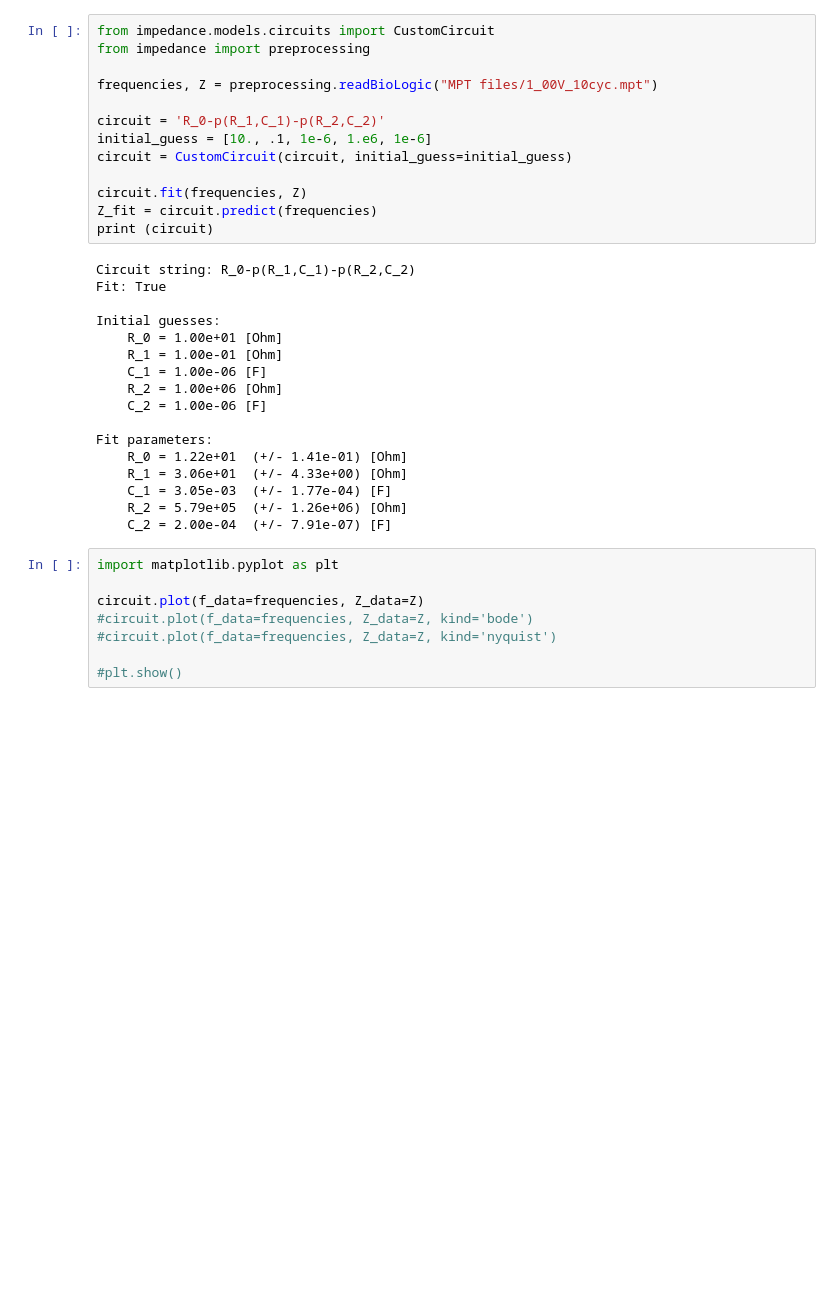
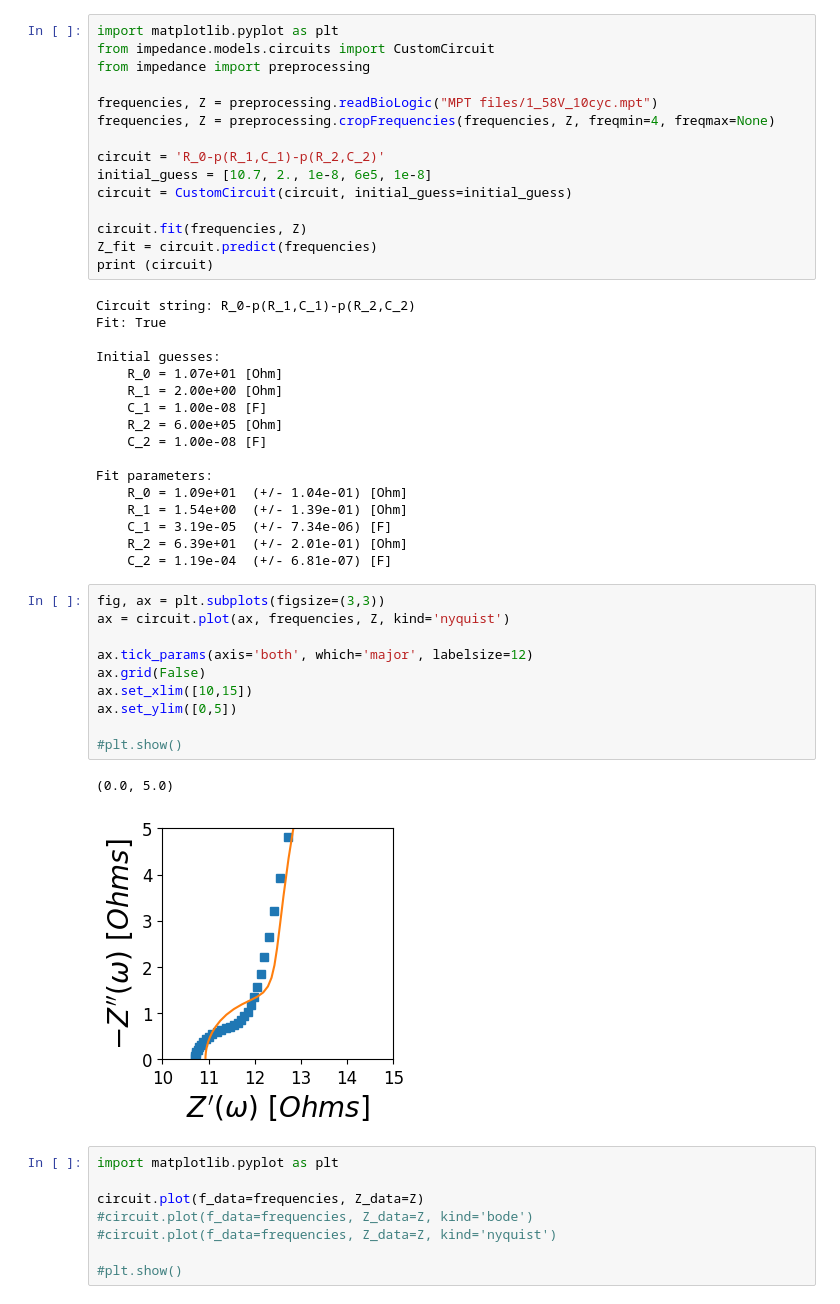
Before and after one commit to raulgarciadiez/EIS_HIROF, a Jupyter notebook: Impedance_test.ipynb, the cells around one changed output. Saved outputs shown, nothing was run; the diff lists cells and outputs as text; blank space fills up the shorter version.

```diff
--- a/Impedance_test.ipynb
+++ b/Impedance_test.ipynb
@@ -1,11 +1,13 @@
 # %%
+import matplotlib.pyplot as plt
 from impedance.models.circuits import CustomCircuit
 from impedance import preprocessing
 
-frequencies, Z = preprocessing.readBioLogic("MPT files/1_00V_10cyc.mpt")
+frequencies, Z = preprocessing.readBioLogic("MPT files/1_58V_10cyc.mpt")
+frequencies, Z = preprocessing.cropFrequencies(frequencies, Z, freqmin=4, freqmax=None)
 
 circuit = 'R_0-p(R_1,C_1)-p(R_2,C_2)'
-initial_guess = [10., .1, 1e-6, 1.e6, 1e-6]
+initial_guess = [10.7, 2., 1e-8, 6e5, 1e-8]
 circuit = CustomCircuit(circuit, initial_guess=initial_guess)
 
 circuit.fit(frequencies, Z)
@@ -16,18 +18,31 @@ Circuit string: R_0-p(R_1,C_1)-p(R_2,C_2)
 Fit: True
 
 Initial guesses:
-    R_0 = 1.00e+01 [Ohm]
-    R_1 = 1.00e-01 [Ohm]
-    C_1 = 1.00e-06 [F]
-    R_2 = 1.00e+06 [Ohm]
-    C_2 = 1.00e-06 [F]
+    R_0 = 1.07e+01 [Ohm]
+    R_1 = 2.00e+00 [Ohm]
+    C_1 = 1.00e-08 [F]
+    R_2 = 6.00e+05 [Ohm]
+    C_2 = 1.00e-08 [F]
 
 Fit parameters:
-    R_0 = 1.22e+01  (+/- 1.41e-01) [Ohm]
-    R_1 = 3.06e+01  (+/- 4.33e+00) [Ohm]
-    C_1 = 3.05e-03  (+/- 1.77e-04) [F]
-    R_2 = 5.79e+05  (+/- 1.26e+06) [Ohm]
-    C_2 = 2.00e-04  (+/- 7.91e-07) [F]
+    R_0 = 1.09e+01  (+/- 1.04e-01) [Ohm]
+    R_1 = 1.54e+00  (+/- 1.39e-01) [Ohm]
+    C_1 = 3.19e-05  (+/- 7.34e-06) [F]
+    R_2 = 6.39e+01  (+/- 2.01e-01) [Ohm]
+    C_2 = 1.19e-04  (+/- 6.81e-07) [F]
+# %%
+fig, ax = plt.subplots(figsize=(3,3))
+ax = circuit.plot(ax, frequencies, Z, kind='nyquist')
+
+ax.tick_params(axis='both', which='major', labelsize=12)
+ax.grid(False)
+ax.set_xlim([10,15])
+ax.set_ylim([0,5])
+
+#plt.show()
+# %% [output]
+(0.0, 5.0)
+[figure, added]
 # %%
 import matplotlib.pyplot as plt
 
```
Also changed, not shown: parts of 1 cell of this notebook, 1 other file.
